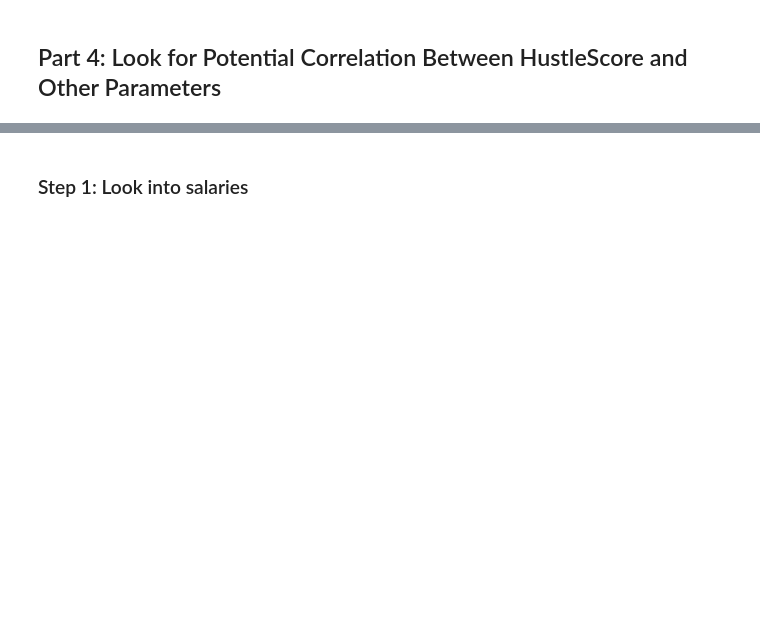
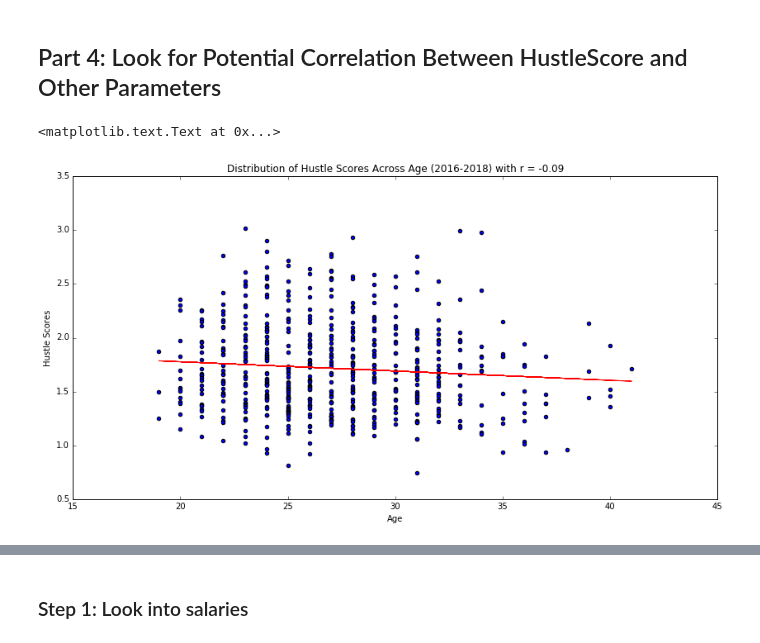
Before and after one commit to yairfax/CMSC320-final-project, a Jupyter notebook: Final Project.ipynb, the cells around one changed output, grey strips where cells are left out. Saved outputs shown, nothing was run; the diff lists cells and outputs as text; code cells hidden in the pictures; blank space fills up the shorter version.

Commit message:
added r correlation in and cleaned up more

```diff
--- a/Final Project.ipynb
+++ b/Final Project.ipynb
@@ -375,15 +376,22 @@ hustleStats.head(5)
 # %%
 scatter = hustleStats.plot.scatter('AGE', 'HustleScore')
 
 (m, b) = np.polyfit(hustleStats['AGE'], hustleStats['HustleScore'], 1)
 # Calculate the actual best fit line
 regression_line = [(m*x)+b for x in hustleStats['AGE']]
 scatter.plot(hustleStats['AGE'], regression_line, color='red')
+correlation = np.corrcoef(hustleStats['HustleScore'], hustleStats['AGE'])[0,1]
 
 # Label the plot
-scatter.set_title("Distribution of Hustle Scores Across Age (2016-2018) with (m, b) = (" + str(round(m,2)) + ", " + str(round(b, 2)) + ")")
+scatter.set_title("Distribution of Hustle Scores Across Age (2016-2018) with r = " + str(round(correlation,2)))
+
+# Label the plot
+#scatter.set_title("Distribution of Hustle Scores Across Age (2016-2018) with (m, b) = (" + str(round(m,2)) + ", " + str(round(b, 2)) + ")")
 scatter.set_xlabel("Age")
 scatter.set_ylabel("Hustle Scores")
+# %% [output]
+<matplotlib.text.Text at 0x...>
+[figure, added]
 # %%
 scatter = hustleStats.plot.scatter('MIN', 'HustleScore')
 
```
Also changed, not shown: parts of 14 cells of this notebook.
